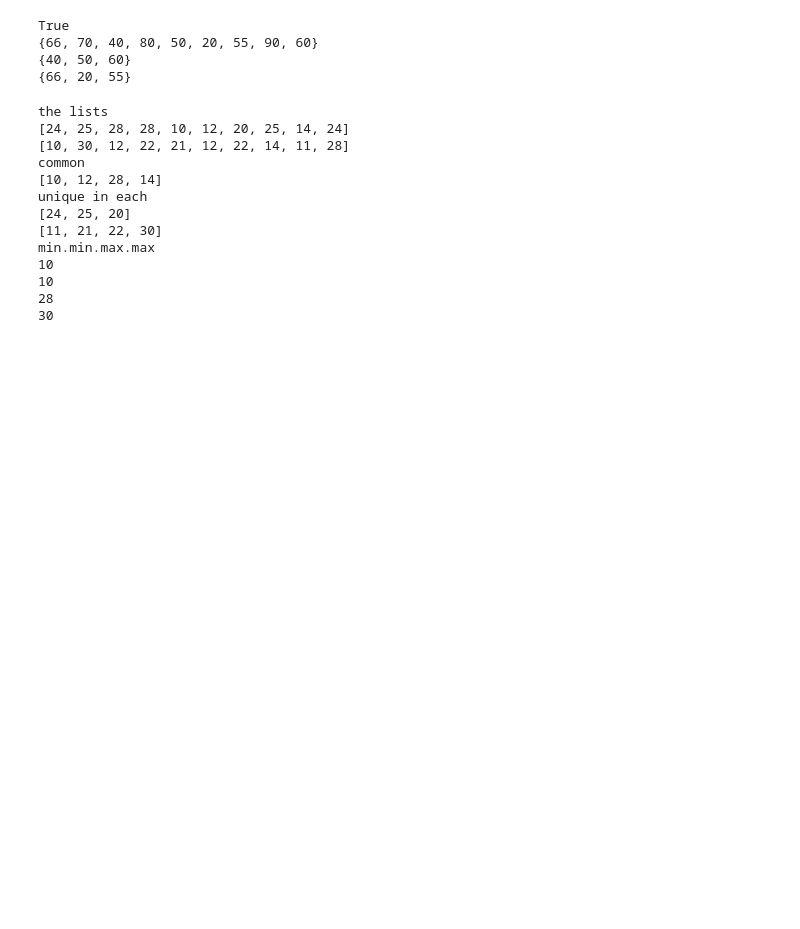
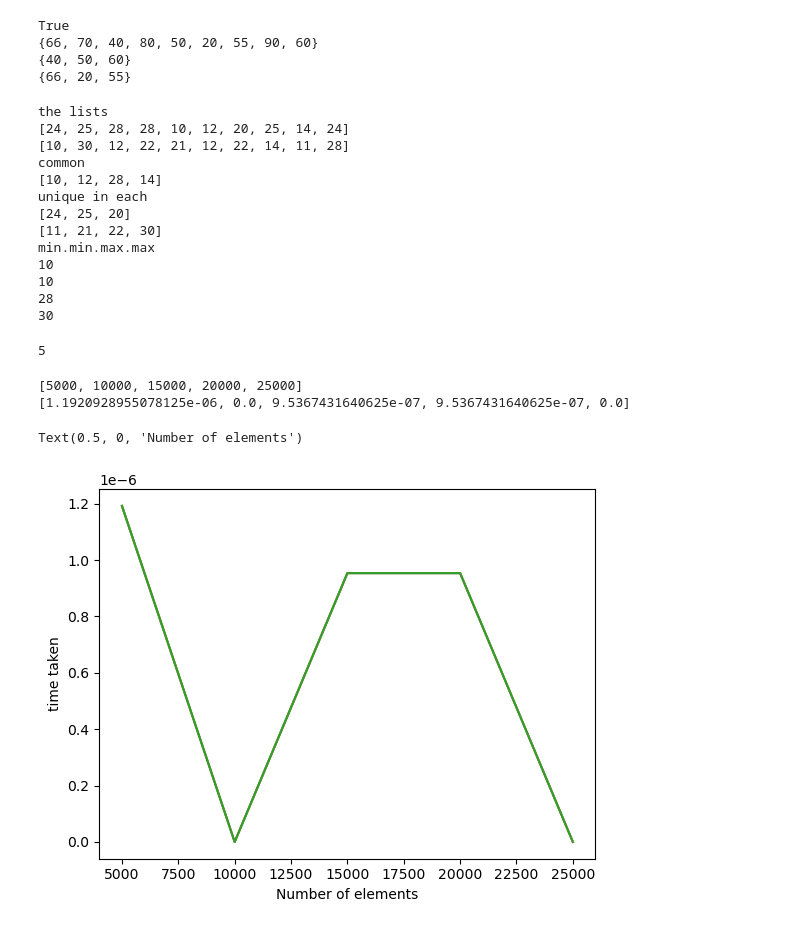
Before and after one commit to adityacodes30/assignments, a Jupyter notebook: asgnmnt1.ipynb, the cells around one changed output. Drawn from its saved outputs; the diff is of its cells as text; code cells hidden in the pictures; blank space fills up the shorter version.

```diff
--- a/asgnmnt1.ipynb
+++ b/asgnmnt1.ipynb
@@ -214,0 +225,64 @@ min.min.max.max
+# %%
+L=["One","Two","Three","Four","Five"]
+
+print(len(L[2]))
+fp = open("asgnmnt1 files/listprint.txt" , 'w')
+
+for i in L:
+    fp.write(f"{i},{len(i)} \n")
+
+
+fp.close()
+# %% [output]
+5
+# %%
+fp = open("asgnmnt1 files/random strings.txt" , 'w')
+
+for i in range(0,100):
+    rr = "".join(r.sample(s.ascii_letters, r.randint(10,15)))
+    fp.write(rr + "\n")
+
+
+fp.close()
+# %%
+fp = open("asgnmnt1 files/primenum.txt" , 'w')
+
+for i in range(600,801):
+    if prime(i):
+        fp.write(str(i) + "\n")
+
+
+
+fp.close()
+# %%
+import time as t
+
+elements = []
+timetaken = []
+
+for i in range(1,6):
+    lk = []
+    elements.append(i*5000)
+    for i in range(0,i*5000):
+        lk.append(r.randint(0,i*10000))
+    starttime = t.time()
+    lk.sort
+    endtime=t.time()
+    timetaken.append(endtime-starttime)
+
+print(elements)
+print(timetaken)
+# %% [output]
+[5000, 10000, 15000, 20000, 25000]
+[1.1920928955078125e-06, 0.0, 9.5367431640625e-07, 9.5367431640625e-07, 0.0]
+# %%
+import matplotlib.pyplot as plt
+import seaborn as sns
+
+sns.lineplot(x=elements,y=timetaken)
+
+sns.lineplot(x=elements,y=timetaken).set_ylabel('time taken')
+sns.lineplot(x=elements,y=timetaken).set_xlabel('Number of elements')
+# %% [output]
+Text(0.5, 0, 'Number of elements')
+[figure, added]
```
Also changed, not shown: parts of 1 cell of this notebook, 1 other file.
